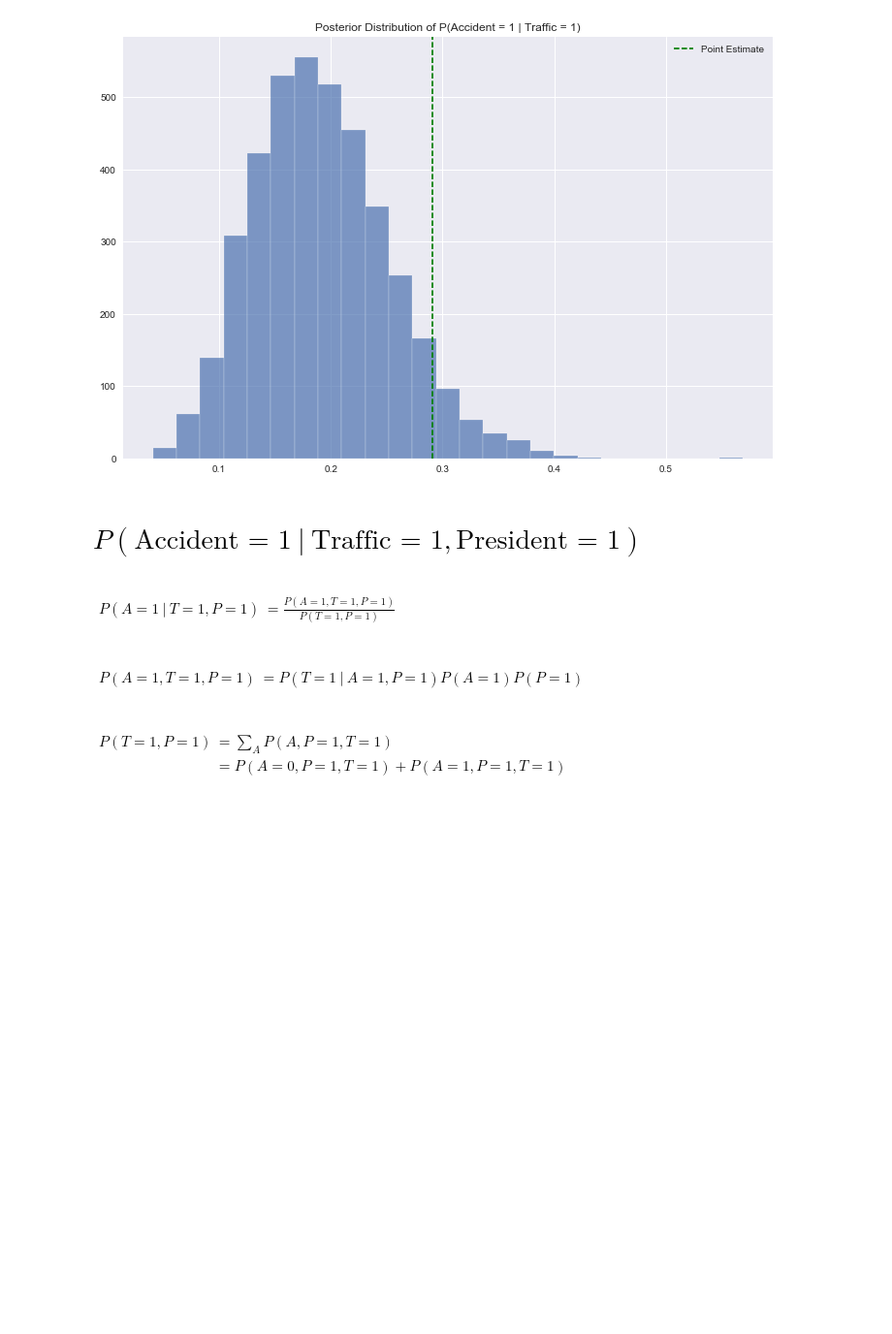
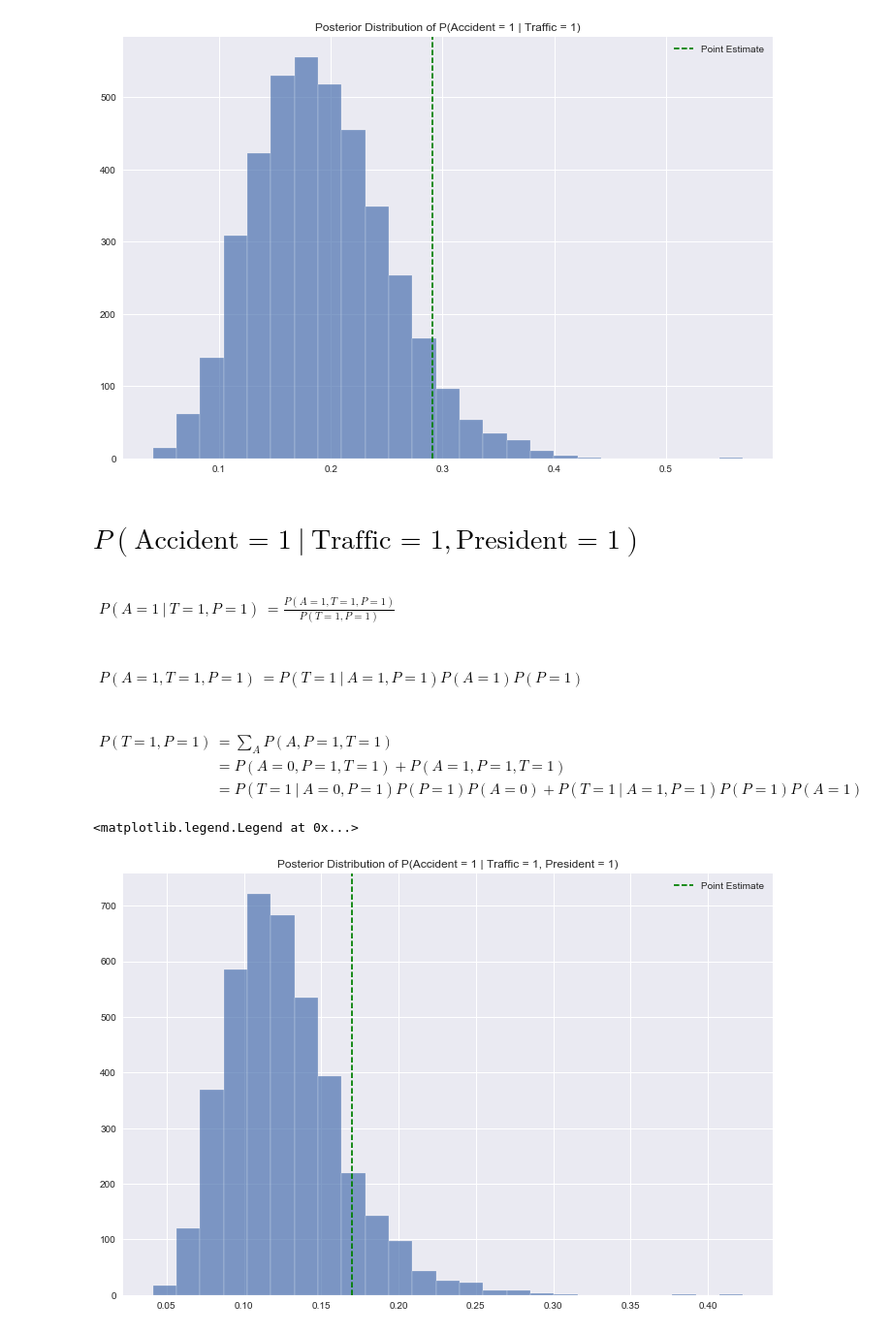
Before and after one commit to cavaunpeu/intercausal-reasoning, a Jupyter notebook: intercausal_reasoning.ipynb, the cells around one changed output. Shown at 97% size. Drawn from its saved outputs; the diff is of its cells as text; code cells hidden in the pictures; blank space fills up the shorter version.

Commit message:
add computation and posterior histogram of P(T = 1 | A = 1, P = 1)

```diff
--- a/intercausal_reasoning.ipynb
+++ b/intercausal_reasoning.ipynb
@@ -228,5 +228,33 @@ P(A = 1, T = 1, P = 1)
 $\begin{align*}
 P(T = 1, P = 1)
   &= \sum_{A}P(A, P = 1, T = 1)\\
-  &= P(A = 0, P = 1, T = 1) + P(A = 1, P = 1, T = 1)
+  &= P(A = 0, P = 1, T = 1) + P(A = 1, P = 1, T = 1)\\
+  &= P(T = 1\ |\ A = 0, P = 1)P(P = 1)P(A = 0) + P(T = 1\ |\ A = 1, P = 1)P(P = 1)P(A = 1)
 \end{align*}$
+# %%
+def compute_P_accident_1_given_traffic_1_president_1(president_probability, accident_probability, traffic_probability):
+    P_accident_1_traffic_1_president_1 = \
+        traffic_probability[JointInput(p=1, a=1)]*accident_probability*president_probability
+
+    P_traffic_1_president_1 = \
+        traffic_probability[JointInput(p=1, a=0)]*president_probability*(1 - accident_probability) +\
+        traffic_probability[JointInput(p=1, a=1)]*president_probability*accident_probability
+
+    P_accident_1_given_traffic_1_president_1 = P_accident_1_traffic_1_president_1 / P_traffic_1_president_1
+
+    return P_accident_1_given_traffic_1_president_1
+# %%
+P_accident_1_given_traffic_1_president_1_point_estimate = \
+    compute_P_accident_1_given_traffic_1_president_1(PRESIDENT_PROBABILITY,ACCIDENT_PROBABILITY,TRAFFIC_PROBABILITY)
+
+P_accident_1_given_traffic_1_president_1_with_uncertainty = \
+    compute_P_accident_1_given_traffic_1_president_1(president_probability_samples, accident_probability_samples, counterfactual_predictions)
+# %%
+plt.figure(figsize=(12, 8))
+plt.hist(P_accident_1_given_traffic_1_president_1_with_uncertainty, bins=25, edgecolor='white', alpha=.7)
+plt.title('Posterior Distribution of P(Accident = 1 | Traffic = 1, President = 1)')
+plt.axvline(P_accident_1_given_traffic_1_president_1_point_estimate, color='green', linestyle='--', label='Point Estimate')
+plt.legend()
+# %% [output]
+<matplotlib.legend.Legend at 0x...>
+[figure, added]
```
